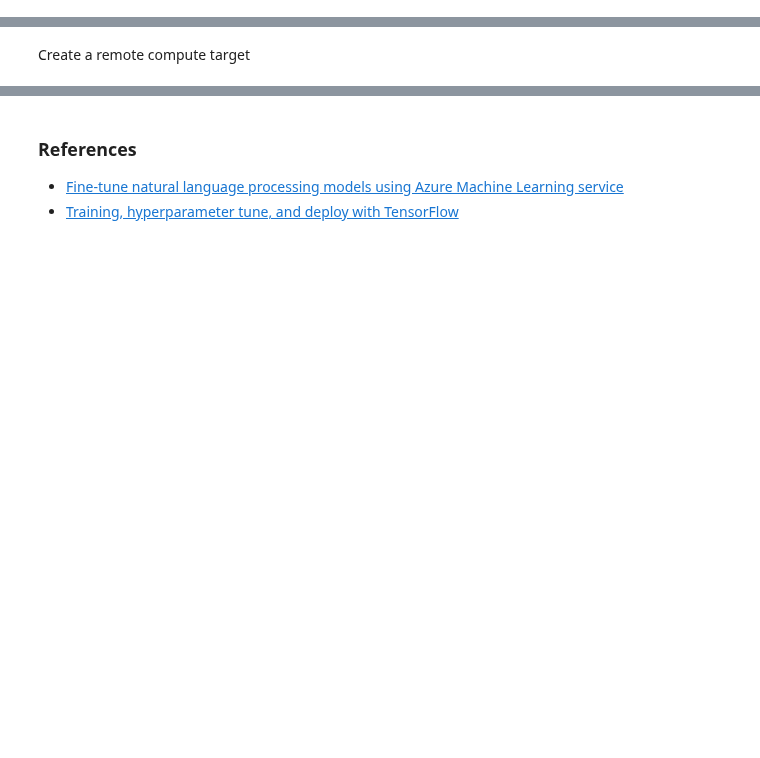
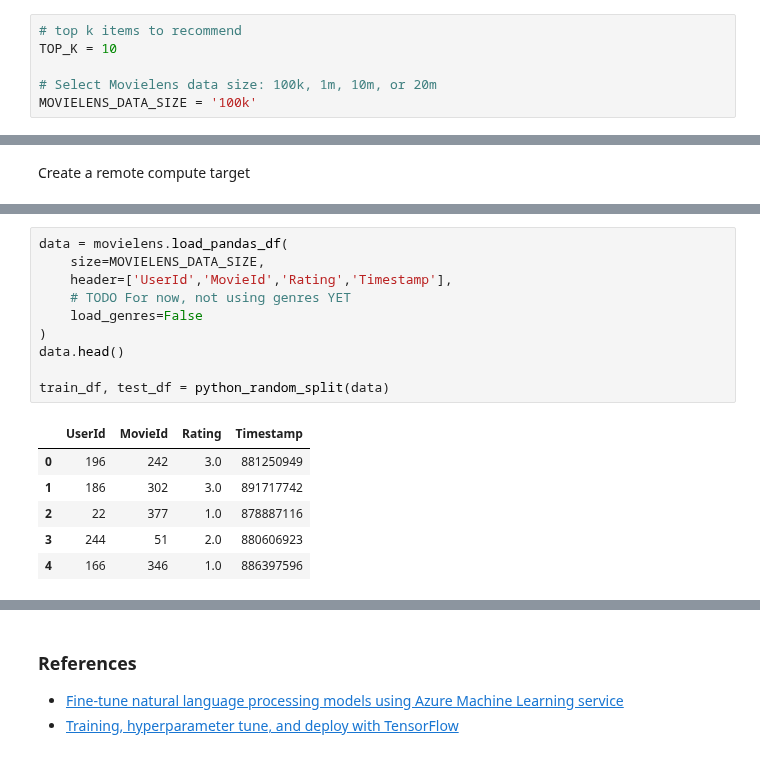
Before and after one commit to recommenders-team/recommenders, a Jupyter notebook: notebooks/02_model/hyper_parameter_tuning.ipynb, the cells around one changed output, grey strips where cells are left out. Drawn from its saved outputs; the diff is of its cells as text; blank space fills up the shorter version.

```diff
--- a/notebooks/02_model/hyper_parameter_tuning.ipynb
+++ b/notebooks/02_model/hyper_parameter_tuning.ipynb
@@ -14,0 +40,6 @@ Connect to a workspace from `.\aml_config\config.json` file
+# %%
+# top k items to recommend
+TOP_K = 10
+
+# Select Movielens data size: 100k, 1m, 10m, or 20m
+MOVIELENS_DATA_SIZE = '100k'
@@ -170,0 +118,17 @@ ws.delete(delete_dependent_resources=True)
+# %%
+data = movielens.load_pandas_df(
+    size=MOVIELENS_DATA_SIZE,
+    header=['UserId','MovieId','Rating','Timestamp'],
+    # TODO For now, not using genres YET
+    load_genres=False
+)
+data.head()
+
+train_df, test_df = python_random_split(data)
+# %% [output]
+|  | UserId | MovieId | Rating | Timestamp |
+| 0 | 196 | 242 | 3.0 | 881250949 |
+| 1 | 186 | 302 | 3.0 | 891717742 |
+| 2 | 22 | 377 | 1.0 | 878887116 |
+| 3 | 244 | 51 | 2.0 | 880606923 |
+| 4 | 166 | 346 | 1.0 | 886397596 |
```
Also changed, not shown: parts of 33 cells of this notebook, 8 other files.
